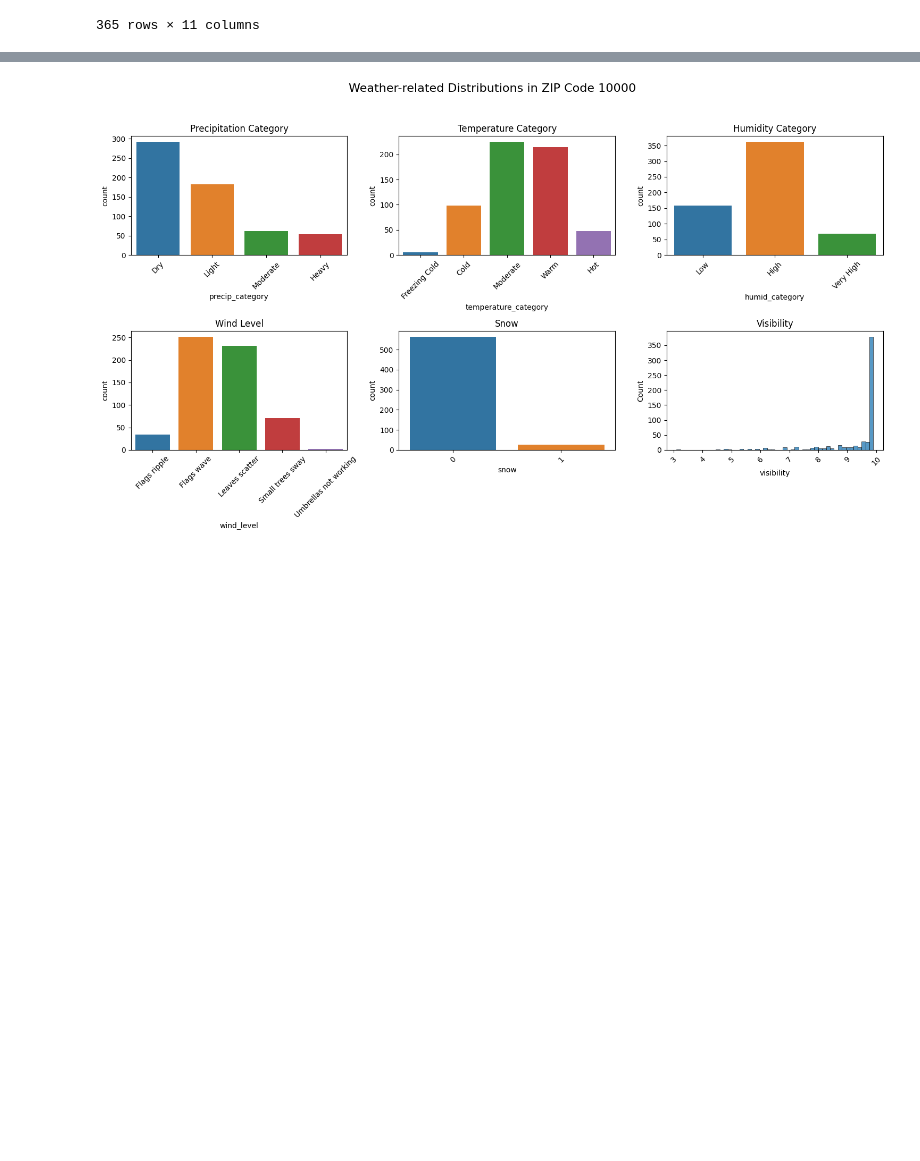
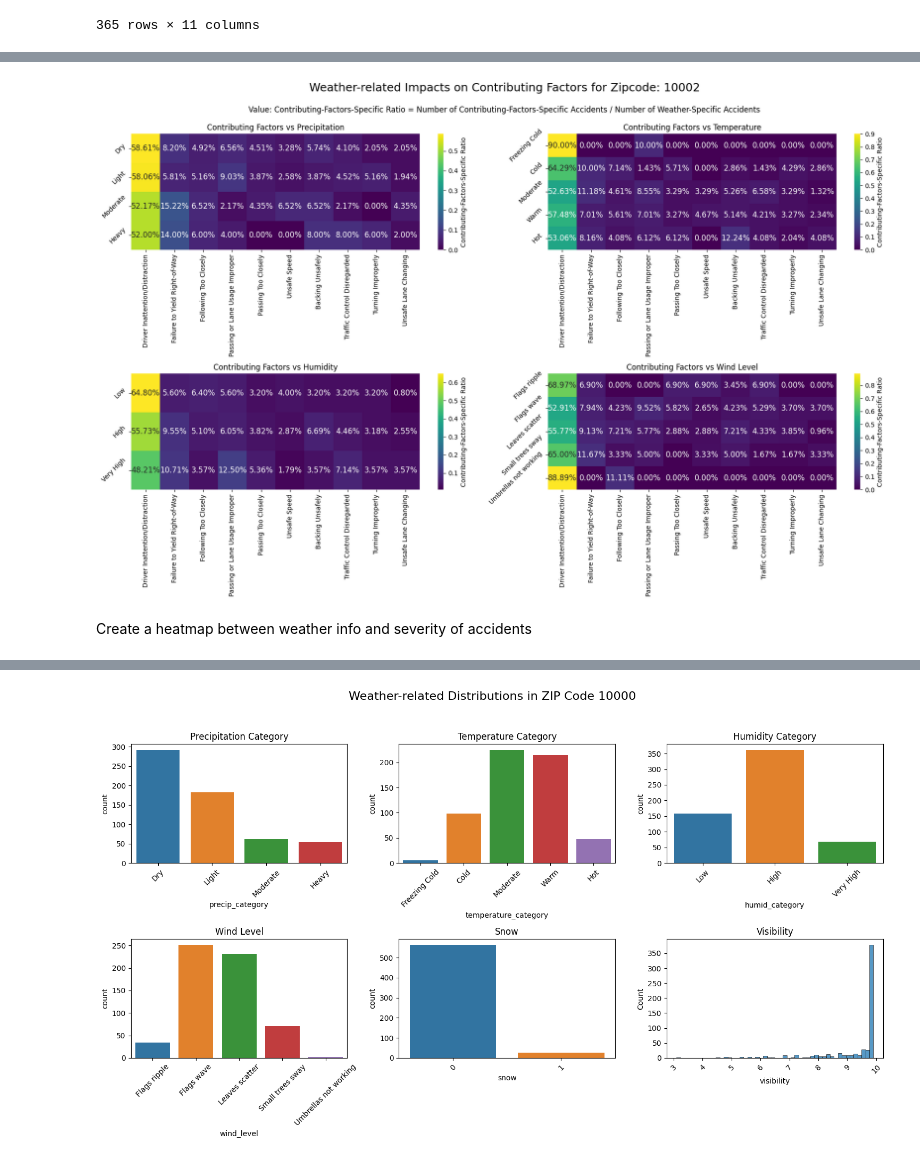
Before and after one commit to ReiannaLiu/MotorVehicleCollision, a Jupyter notebook: data_cleaning_process/weather_collision_EDA.ipynb, the cells around one changed output, grey strips where cells are left out. Drawn from its saved outputs; the diff is of its cells as text; code cells hidden in the pictures; blank space fills up the shorter version.

```diff
--- a/data_cleaning_process/weather_collision_EDA.ipynb
+++ b/data_cleaning_process/weather_collision_EDA.ipynb
@@ -184,0 +410,35 @@ Name: wind_level, Length: 103782, dtype: object
+# %%
+# Set up the plot for other weater details
+# Set up the grid layout
+fig, axes = plt.subplots(2, 2, figsize=(18, 12))
+fig.suptitle('Weather-related Impacts on Contributing Factors for Zipcode: '+ zipcode_weather_df['zip_code'].unique()[0], fontsize=18)
+fig.text(0.5, 0.93, 'Value: Contributing-Factors-Specific Ratio = Number of Contributing-Factors-Specific Accidents / Number of Weather-Specific Accidents',
+         ha='center', va='center', fontsize=12)
+
+sns.heatmap(heatmap_data_precip_cf, annot=True, fmt='.2%', cmap='viridis', cbar_kws={'label': 'Contributing-Factors-Specific Ratio'},
+            annot_kws={"size": 12}, ax = axes[0,0])
+axes[0, 0].set_title('Contributing Factors vs Precipitation')
+axes[0, 0].tick_params(axis='y', rotation=45)
+
+sns.heatmap(heatmap_data_temp_cf, annot=True, fmt='.2%', cmap='viridis', cbar_kws={'label': 'Contributing-Factors-Specific Ratio'},
+            annot_kws={"size": 12},ax = axes[0,1])
+axes[0, 1].set_title('Contributing Factors vs Temperature')
+axes[0, 1].tick_params(axis='y', rotation=45)
+
+sns.heatmap(heatmap_data_humid_cf, annot=True, fmt='.2%', cmap='viridis', cbar_kws={'label': 'Contributing-Factors-Specific Ratio'},
+            annot_kws={"size": 12}, ax = axes[1,0])
+
+axes[1, 0].set_title('Contributing Factors vs Humidity')
+axes[1, 0].tick_params(axis='y', rotation=45)
+
+sns.heatmap(heatmap_data_wind_cf, annot=True, fmt='.2%', cmap='viridis', cbar_kws={'label': 'Contributing-Factors-Specific Ratio'},
+            annot_kws={"size": 12}, ax = axes[1,1])
+axes[1, 1].set_title('Contributing Factors vs Wind Level')
+axes[1, 1].tick_params(axis='y', rotation=45)
+
+plt.tight_layout(rect=[0, 0.03, 1, 0.95])
+plt.show()
+# %% [output]
+[figure, added]
+# %% [markdown]
+Create a heatmap between weather info and severity of accidents
```
Also changed, not shown: parts of 34 cells of this notebook.
